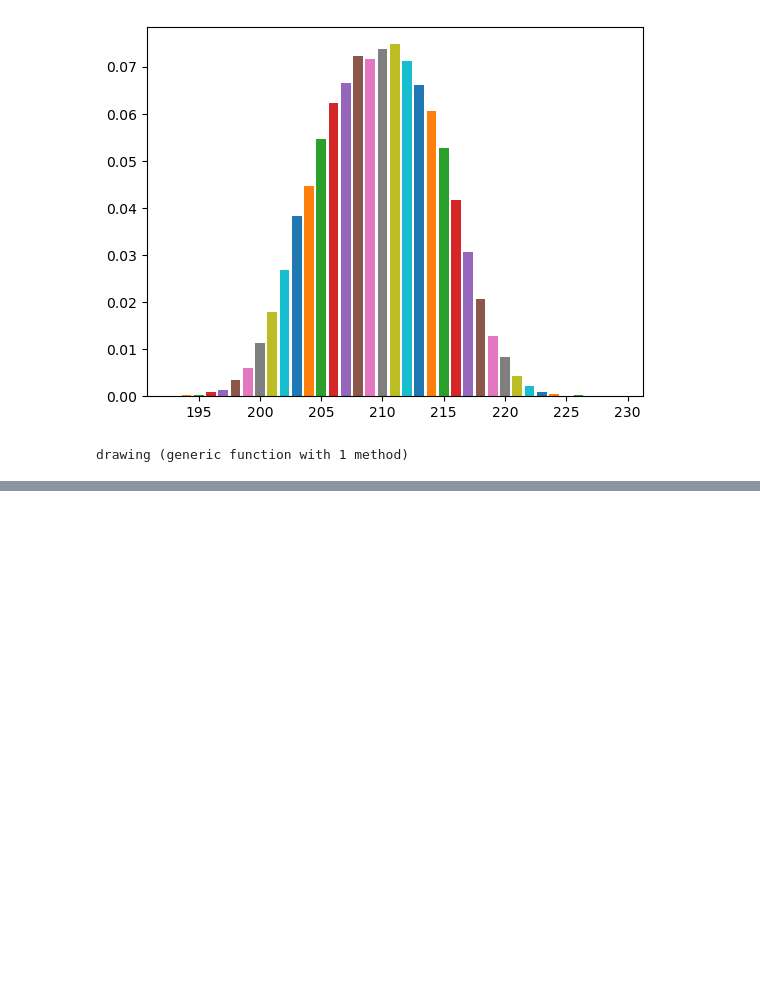
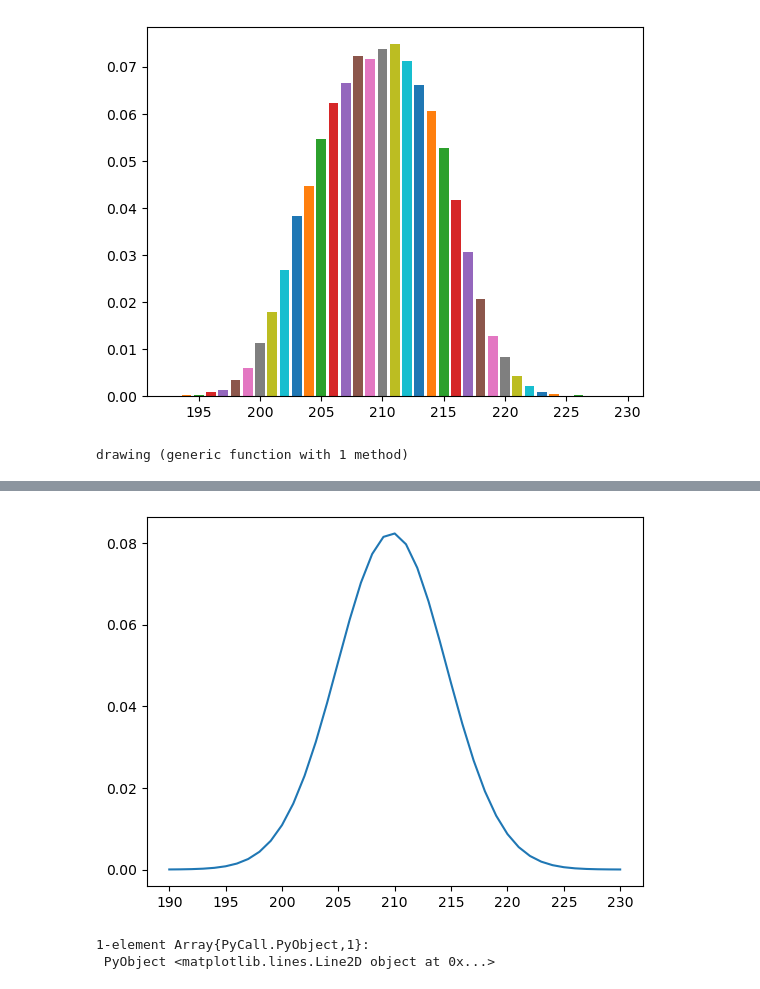
Before and after one commit to YoheiIwasaki/Probabilistic_Robotics_Julia, a Jupyter notebook: section_sensor/lidar_200.ipynb, the cells around one changed output, grey strips where cells are left out. Saved outputs shown, nothing was run; the diff lists cells and outputs as text; code cells hidden in the pictures; blank space fills up the shorter version.

```diff
--- a/section_sensor/lidar_200.ipynb
+++ b/section_sensor/lidar_200.ipynb
@@ -127,0 +155,12 @@ hist(p, bins= maximum(p)-minimum(p),
+# %%
+using Distributions
+
+d = Normal(mean1, stddev1)
+zs = Vector(190:230)
+ys = [pdf(d, z) for z in zs]
+
+plot(zs, ys)
+# %% [output]
+[figure, added]
+1-element Array{PyCall.PyObject,1}:
+ PyObject <matplotlib.lines.Line2D object at 0x...>
```
Also changed, not shown: parts of 6 cells of this notebook.
